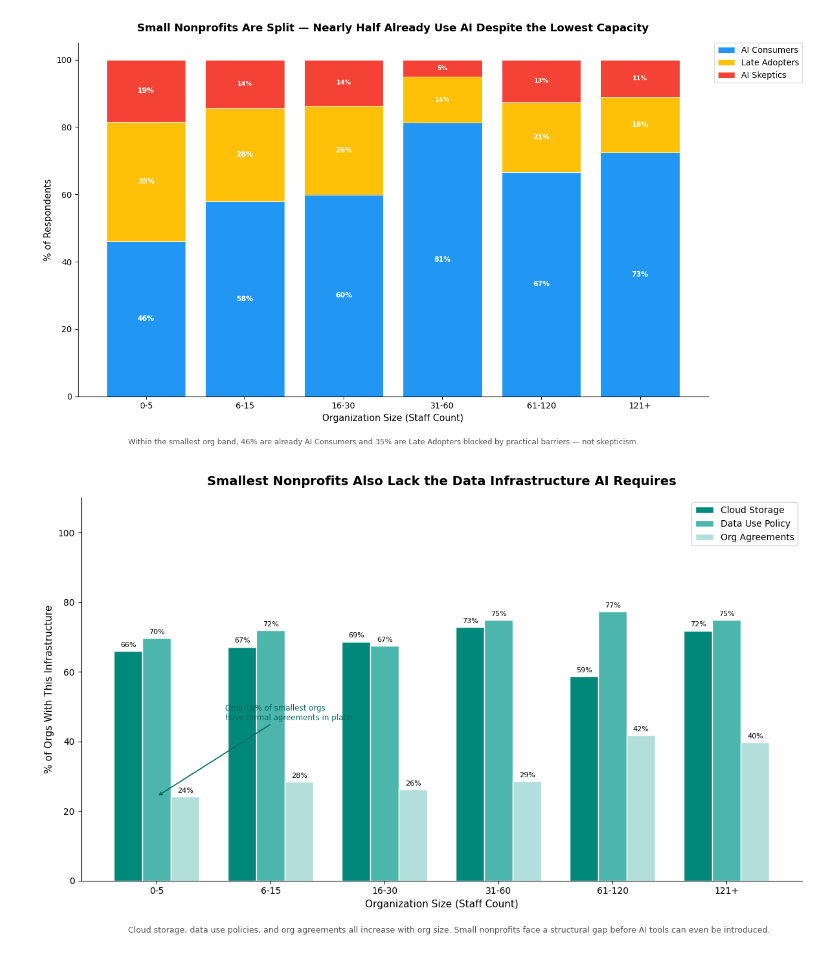
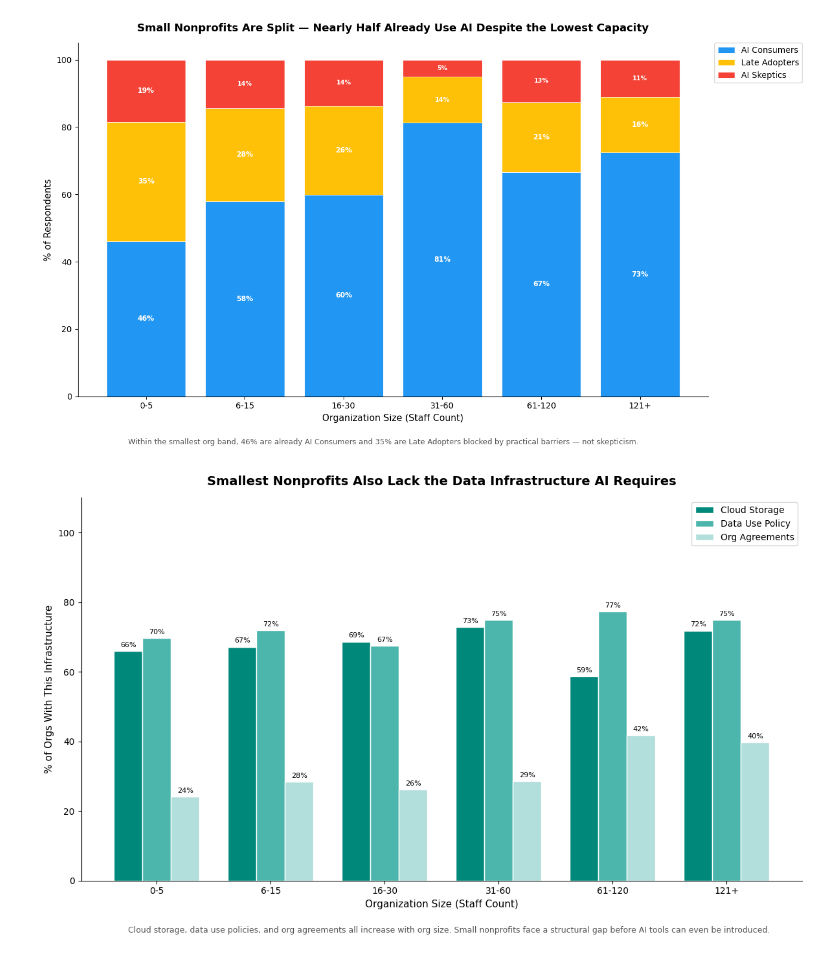
Before and after one commit to BoppingNoodles/SP26_Datathon, a Jupyter notebook: work/main.ipynb, the cells around one changed output. Cells and saved outputs as stored; diff of their text form; code cells hidden in the pictures.

Commit message:
readable graphs (removed overlapping text)

```diff
--- a/work/main.ipynb
+++ b/work/main.ipynb
@@ -317,37 +321,31 @@ infra_colors = ['#00897B', '#4DB6AC', '#B2DFDB']
 # Use normalized_df (no nulls) joined with org_size labels from survey_df
 _df = survey_df[['org_size']].join(normalized_df[infra_cols])
 _df['org_size'] = pd.Categorical(_df['org_size'], categories=ORG_SIZE_ORDER, ordered=True)
 infra_rates = _df.groupby('org_size', observed=True)[infra_cols].mean() * 100
 
 x = np.arange(len(infra_rates))
 width = 0.25
 
 fig, ax = pyplot.subplots(figsize=(12, 7))
 for i, (col, label, color) in enumerate(zip(infra_cols, infra_labels, infra_colors)):
     offset = (i - 1) * width
     bars = ax.bar(x + offset, infra_rates[col], width, label=label, color=color, edgecolor='white')
     ax.bar_label(bars, fmt='%.0f%%', padding=3, fontsize=8)
 
 ax.set_title("Smallest Nonprofits Also Lack the Data Infrastructure AI Requires", fontsize=14, fontweight='bold', pad=14)
 ax.set_xlabel('Organization Size (Staff Count)', fontsize=11)
 ax.set_ylabel('% of Orgs With This Infrastructure', fontsize=11)
 ax.set_xticks(x)
 ax.set_xticklabels(infra_rates.index)
 ax.set_ylim(0, 110)
 ax.legend(fontsize=10)
 sns.despine()
 
-ax.annotate('Only 18% of smallest orgs\nhave formal agreements in place',
-    xy=(0, infra_rates['org_agreements'].iloc[0]),
-    xytext=(0.6, infra_rates['org_agreements'].iloc[0] + 22),
-    fontsize=8.5, color='#00695C',
-    arrowprops=dict(arrowstyle='->', color='#00695C', lw=1.2))
-
 pyplot.figtext(0.12, -0.03,
     'Cloud storage, data use policies, and org agreements all increase with org size. Small nonprofits face a structural gap before AI tools can even be introduced.',
     fontsize=9, color='#555')
 
 pyplot.tight_layout()
 pyplot.show()
 # %% [output]
-[figure, old version]
+[figure, new version]
```
Also changed, not shown: parts of 3 cells of this notebook.
